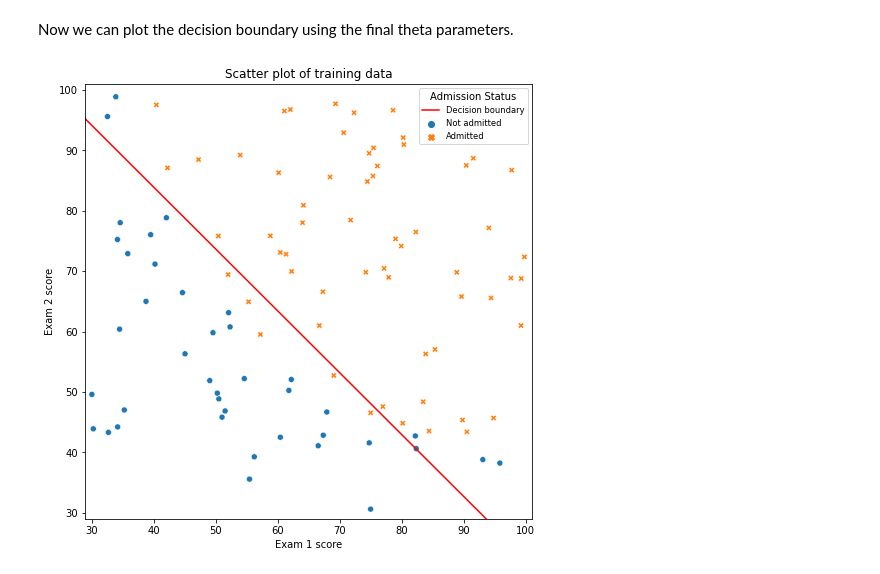
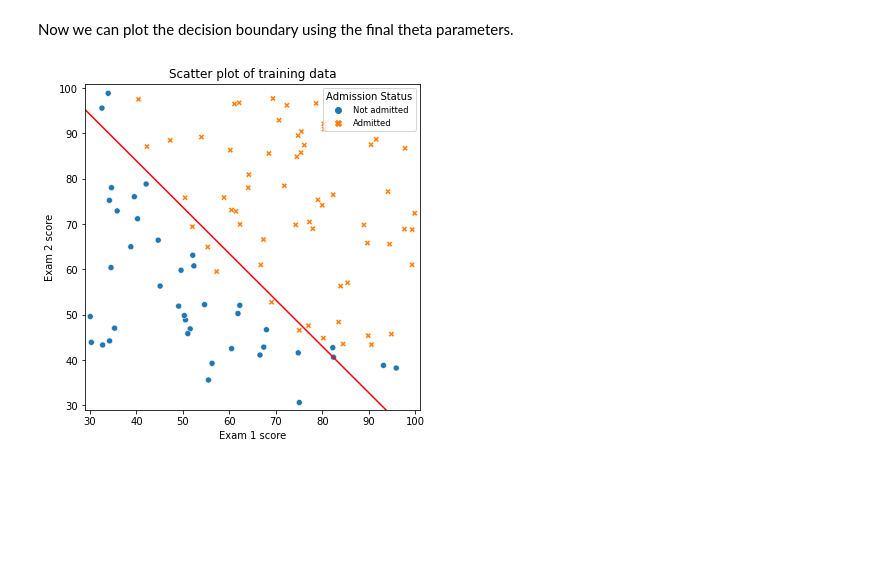
Before and after one commit to stemlock/Andrew_Ng_MachineLearningCourse, a Jupyter notebook: Week3_LogisticRegression/Programing Exercise 2 - Logistic Regression.ipynb, the cells around one changed output. Saved outputs shown, nothing was run; the diff lists cells and outputs as text; code cells hidden in the pictures; blank space fills up the shorter version.

```diff
--- a/Week3_LogisticRegression/Programing Exercise 2 - Logistic Regression.ipynb
+++ b/Week3_LogisticRegression/Programing Exercise 2 - Logistic Regression.ipynb
@@ -49,13 +48,12 @@ Before starting to implement any learning algorithm, it is always good to visual
 y_labels = np.where(y < 1, "Not admitted", "Admitted")
 
 # Create the scatter plot using seaborn and matplotlib to change the figure size and legend
-fig, ax = plt.subplots(figsize=(6,6))
+fig1, ax1 = plt.subplots(figsize=(6,6))
 
-scatter = sns.scatterplot(ax=ax, x=X[:,0], y=X[:,1], style=y_labels, hue=y_labels, cmap='bright')
+scatter = sns.scatterplot(ax=ax1, x=X[:,0], y=X[:,1], style=y_labels, hue=y_labels, cmap='bright')
 scatter.set(title="Scatter plot of training data", xlabel="Exam 1 score", ylabel = "Exam 2 score")
 
-plt.legend(title='Admission Status', loc='upper right', fontsize='small')
-plt.show()
+ax1.legend(title='Admission Status', loc='upper right', fontsize='small')
 pass
 # %% [output]
 [figure]
@@ -69,6 +67,6 @@ X_grad.shape
 (100, 3)
 # %%
 # Set the initial theta parameters
-theta = np.zeros((1,X_grad.shape[1]))
+theta = np.zeros(X_grad.shape[1])
 theta.shape
 # %% [output]
@@ -100,13 +103,15 @@ def cost_function(X, y, theta):
 
 def gradient_descent(X, y, theta, alpha, iterations):
 
+    thetas = []
+
     for i in range(iterations):
 
         # Find the hypothesis function via cross product of X and theta tranposed
-        hypothesis = sigmoid(np.matmul(X, theta.T))
+        hypothesis = sigmoid(X.dot(theta.T))
 
-        # Calculate the value of the derivative of the cost function
-        cost_derivative = np.sum((hypothesis-y)*X, axis=0)
+        # Calculate the value of the derivative of the cost function with regularization
+        cost_derivative = (hypothesis-y).dot(X)
 
         # Simultaneously update the theta parameter vector
         theta = theta - ((alpha/len(y))*cost_derivative)
@@ -121,6 +126,6 @@ cost_function(X_grad, y, theta)
 # %%
 # Run gradient descent
-thetas = gradient_descent(X_grad, y_col, theta, alpha, iters)
+thetas = gradient_descent(X_grad, y, theta, alpha, iters)
 final_theta = thetas[-1]
 final_theta
 # %% [output]
@@ -137,27 +142,20 @@ Now we can plot the decision boundary using the final theta parameters.
 # %%
 # Create a decision boundary on top of the old scatter plot
 
 # When y = 1, z >= 0, and when y = 0, z <= 0, so the decision boundary is at z = 0
 # ===> theta_0*x_0 + theta_1*x_1 + theta_2*x_2 = 0
 x1 = np.linspace(0,100,71)
-x2 = (-final_theta[0][0] - final_theta[0][1]*x1)/final_theta[0][2]
+x2 = (-final_theta[0] - final_theta[1]*x1)/final_theta[2]
 
-# Create the scatter plot using seaborn and matplotlib to change the figure size and legend
-fig, ax = plt.subplots(figsize=(8,8))
+# Plot the decision boundary on top of the scatter plot
+ax1.plot(x1, x2, 'r', label="Decision boundary")
+ax1.set_xlim(29, 101)
+ax1.set_ylim(29, 101)
 
-scatter = sns.scatterplot(ax=ax, x=X[:,0], y=X[:,1], style=y_labels, hue=y_labels, cmap='bright')
-scatter.set(title="Scatter plot of training data", xlabel="Exam 1 score", ylabel = "Exam 2 score")
-
-# Plot the decision boundary
-plt.plot(x1, x2, 'r', label="Decision boundary")
-
-plt.xlim(29, 101)
-plt.ylim(29, 101)
-plt.legend(title='Admission Status', loc='upper right', fontsize='small')
-plt.show()
-pass
+# Show the figure
+fig1
 # %% [output]
-[figure, old version]
+[figure, new version]
 # %%
 # Predict the classes of the samples
 hypothesis = sigmoid(np.matmul(X_grad, final_theta.T))
```
Also changed, not shown: parts of 35 cells of this notebook.
